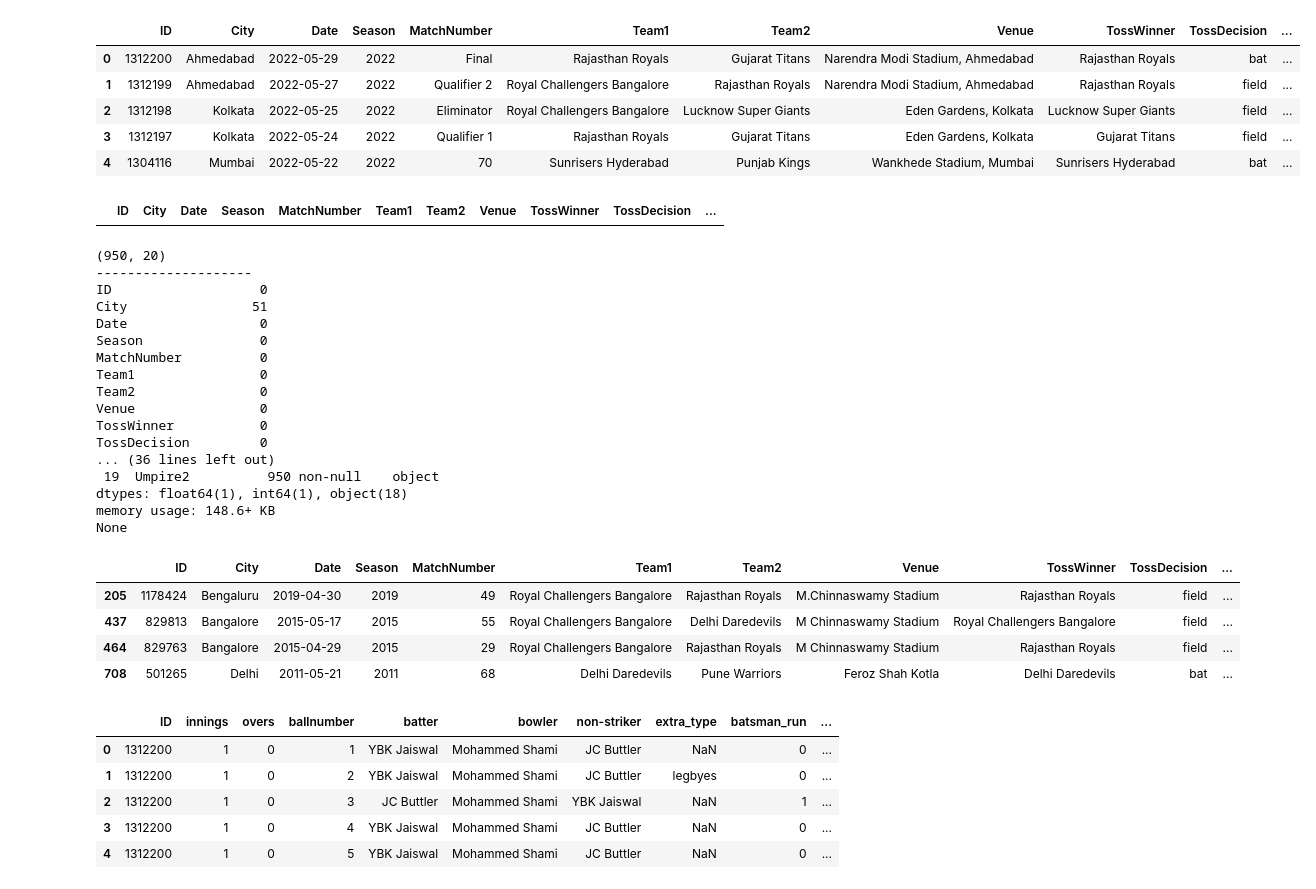
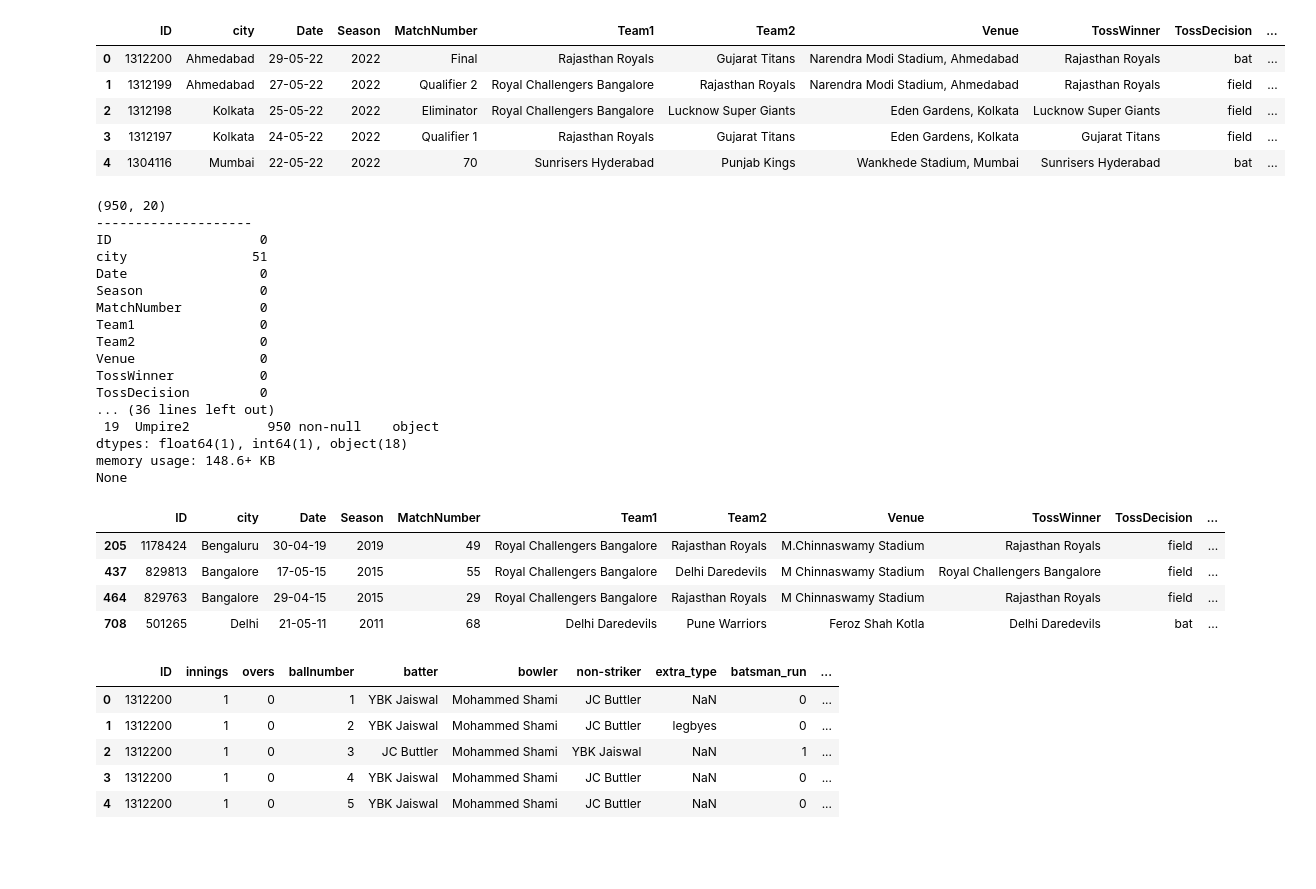
Before and after one commit to AyanPaliwal/IPL-Match-Winning-Prediction, a Jupyter notebook: IPL Wiinning Prediction.ipynb, the cells around one changed output. Saved outputs shown, nothing was run; the diff lists cells and outputs as text; code cells hidden in the pictures; blank space fills up the shorter version.

```diff
--- a/IPL_Winning_Prediction.ipynb
+++ b/IPL Wiinning Prediction.ipynb
@@ -9,18 +17,14 @@ pd.set_option('display.max_columns',None)
 # %%
-balls=pd.read_csv("D:\\Data Analyst\\Projects\\IPL PREDICTION\\IPL_Ball_by_Ball_2008_2022.csv")
-matches=pd.read_csv("D:\\Data Analyst\\Projects\\IPL PREDICTION\\IPL_Matches_2008_2022.csv")
+balls=pd.read_csv("D:\\Data Analyst\\Projects\\IPL PREDICTION - Copy\\IPL_Ball_by_Ball_2008_2022.csv")
+matches=pd.read_csv("D:\\Data Analyst\\Projects\\IPL PREDICTION - Copy\\IPL_Matches_2008_2022.csv")
 matches.head()
 # %% [output]
-|  | ID | City | Date | Season | MatchNumber | Team1 | Team2 | Venue | TossWinner | TossDecision | ... |
-| 0 | 1312200 | Ahmedabad | 2022-05-29 | 2022 | Final | Rajasthan Royals | Gujarat Titans | Narendra Modi Stadium, Ahmedabad | Rajasthan Royals | bat | ... |
-| 1 | 1312199 | Ahmedabad | 2022-05-27 | 2022 | Qualifier 2 | Royal Challengers Bangalore | Rajasthan Royals | Narendra Modi Stadium, Ahmedabad | Rajasthan Royals | field | ... |
-| 2 | 1312198 | Kolkata | 2022-05-25 | 2022 | Eliminator | Royal Challengers Bangalore | Lucknow Super Giants | Eden Gardens, Kolkata | Lucknow Super Giants | field | ... |
-| 3 | 1312197 | Kolkata | 2022-05-24 | 2022 | Qualifier 1 | Rajasthan Royals | Gujarat Titans | Eden Gardens, Kolkata | Gujarat Titans | field | ... |
-| 4 | 1304116 | Mumbai | 2022-05-22 | 2022 | 70 | Sunrisers Hyderabad | Punjab Kings | Wankhede Stadium, Mumbai | Sunrisers Hyderabad | bat | ... |
+|  | ID | city | Date | Season | MatchNumber | Team1 | Team2 | Venue | TossWinner | TossDecision | ... |
+| 0 | 1312200 | Ahmedabad | 29-05-22 | 2022 | Final | Rajasthan Royals | Gujarat Titans | Narendra Modi Stadium, Ahmedabad | Rajasthan Royals | bat | ... |
+| 1 | 1312199 | Ahmedabad | 27-05-22 | 2022 | Qualifier 2 | Royal Challengers Bangalore | Rajasthan Royals | Narendra Modi Stadium, Ahmedabad | Rajasthan Royals | field | ... |
+| 2 | 1312198 | Kolkata | 25-05-22 | 2022 | Eliminator | Royal Challengers Bangalore | Lucknow Super Giants | Eden Gardens, Kolkata | Lucknow Super Giants | field | ... |
+| 3 | 1312197 | Kolkata | 24-05-22 | 2022 | Qualifier 1 | Rajasthan Royals | Gujarat Titans | Eden Gardens, Kolkata | Gujarat Titans | field | ... |
+| 4 | 1304116 | Mumbai | 22-05-22 | 2022 | 70 | Sunrisers Hyderabad | Punjab Kings | Wankhede Stadium, Mumbai | Sunrisers Hyderabad | bat | ... |
-# %%
-matches[matches['WinningTeam']=='N']
-# %% [output]
-|  | ID | City | Date | Season | MatchNumber | Team1 | Team2 | Venue | TossWinner | TossDecision | ... |
 # %%
 print(matches.shape)
 print("--------------------")
@@ -31,7 +35,7 @@ print(matches.info())
 (950, 20)
 --------------------
 ID                   0
-City                51
+city                51
 Date                 0
 Season               0
 MatchNumber          0
@@ -48,9 +52,9 @@ None
 # %%
 matches[matches['WinningTeam'].isna()]
 # %% [output]
-|  | ID | City | Date | Season | MatchNumber | Team1 | Team2 | Venue | TossWinner | TossDecision | ... |
-| 205 | 1178424 | Bengaluru | 2019-04-30 | 2019 | 49 | Royal Challengers Bangalore | Rajasthan Royals | M.Chinnaswamy Stadium | Rajasthan Royals | field | ... |
-| 437 | 829813 | Bangalore | 2015-05-17 | 2015 | 55 | Royal Challengers Bangalore | Delhi Daredevils | M Chinnaswamy Stadium | Royal Challengers Bangalore | field | ... |
-| 464 | 829763 | Bangalore | 2015-04-29 | 2015 | 29 | Royal Challengers Bangalore | Rajasthan Royals | M Chinnaswamy Stadium | Rajasthan Royals | field | ... |
-| 708 | 501265 | Delhi | 2011-05-21 | 2011 | 68 | Delhi Daredevils | Pune Warriors | Feroz Shah Kotla | Delhi Daredevils | bat | ... |
+|  | ID | city | Date | Season | MatchNumber | Team1 | Team2 | Venue | TossWinner | TossDecision | ... |
+| 205 | 1178424 | Bengaluru | 30-04-19 | 2019 | 49 | Royal Challengers Bangalore | Rajasthan Royals | M.Chinnaswamy Stadium | Rajasthan Royals | field | ... |
+| 437 | 829813 | Bangalore | 17-05-15 | 2015 | 55 | Royal Challengers Bangalore | Delhi Daredevils | M Chinnaswamy Stadium | Royal Challengers Bangalore | field | ... |
+| 464 | 829763 | Bangalore | 29-04-15 | 2015 | 29 | Royal Challengers Bangalore | Rajasthan Royals | M Chinnaswamy Stadium | Rajasthan Royals | field | ... |
+| 708 | 501265 | Delhi | 21-05-11 | 2011 | 68 | Delhi Daredevils | Pune Warriors | Feroz Shah Kotla | Delhi Daredevils | bat | ... |
 # %%
```
Also changed, not shown: parts of 37 cells of this notebook, 1 other file.
